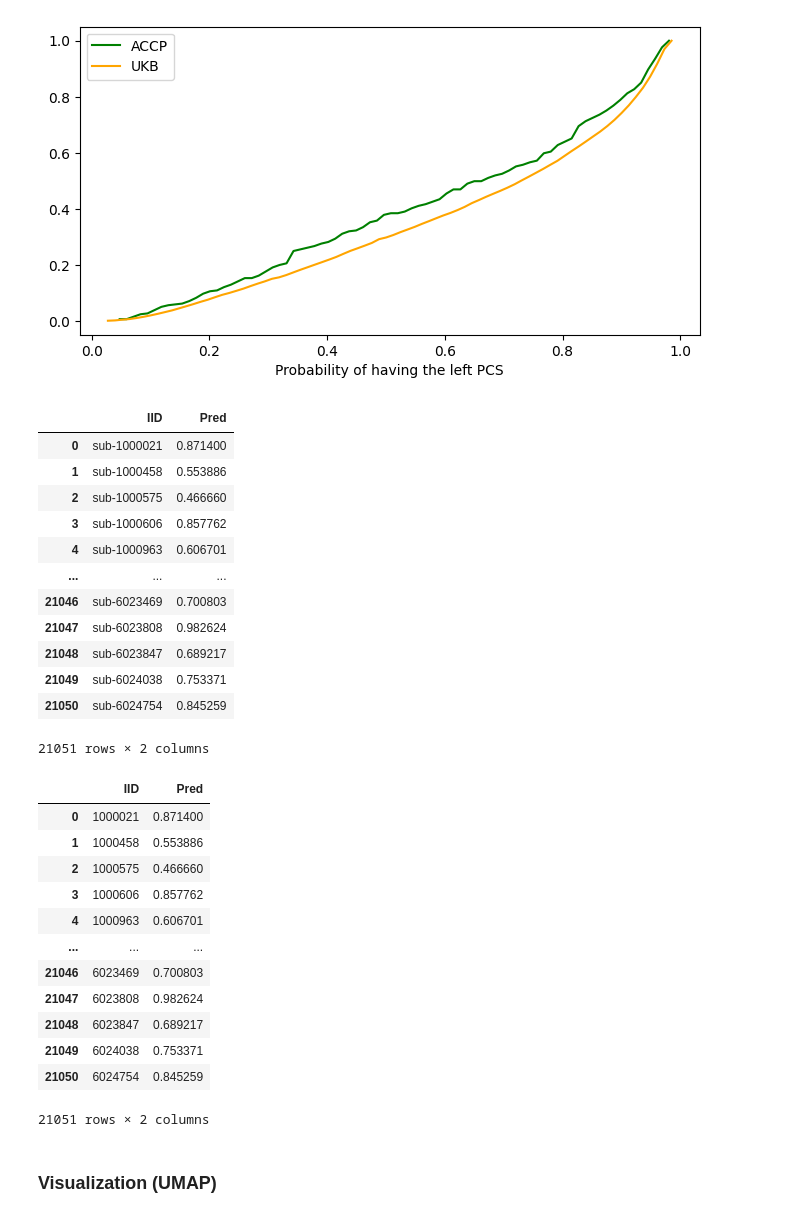
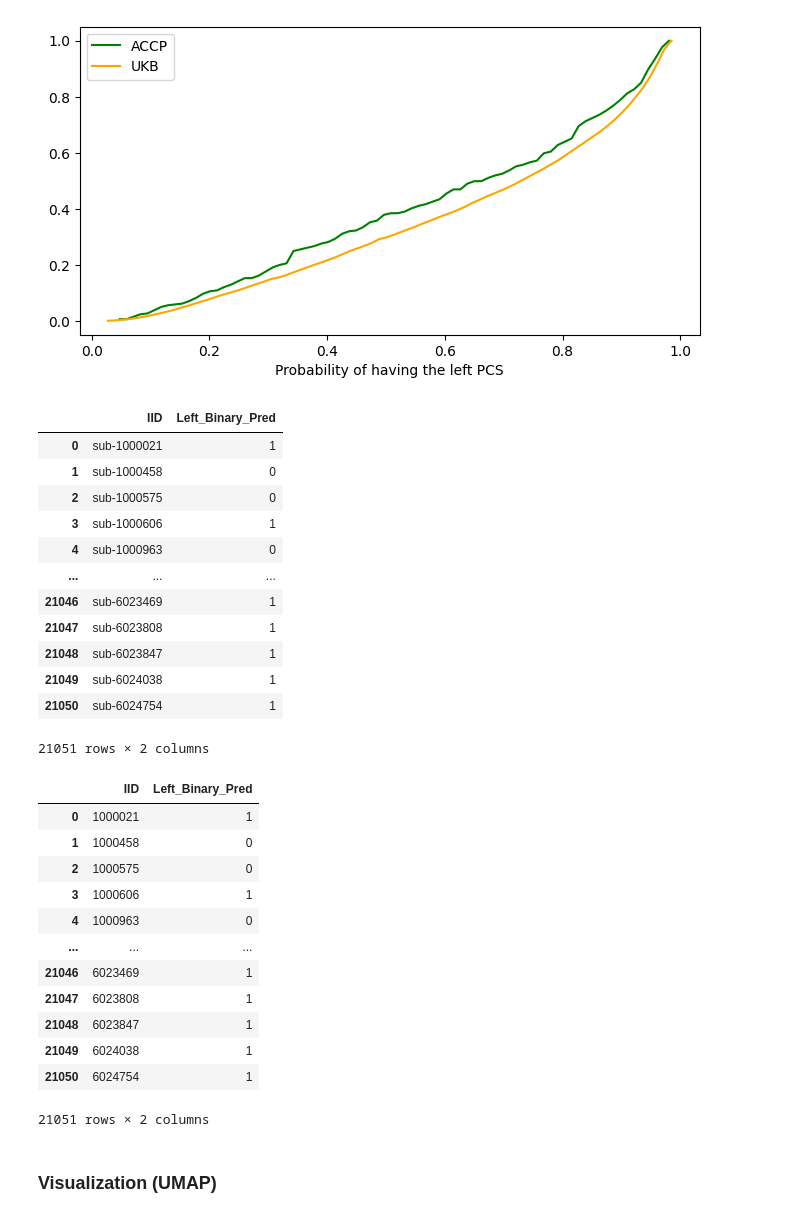
Before and after one commit to neurospin/champollion_V1, a Jupyter notebook: contrastive/notebooks/antoine/SVM_classifier_on_HCP_left_cingulate_dim256.ipynb, the cells around one changed output. Saved outputs shown, nothing was run; the diff lists cells and outputs as text; code cells hidden in the pictures.

```diff
--- a/contrastive/notebooks/antoine/SVM_classifier_on_HCP_left_cingulate_dim256.ipynb
+++ b/contrastive/notebooks/antoine/SVM_classifier_on_HCP_left_cingulate_dim256.ipynb
@@ -396,38 +453,38 @@ plt.show()
 [figure]
 # %%
 UKB_pred = pd.DataFrame({"IID" : list(embeddings_UKB.index),
-              "Pred" : model.predict_proba(scl_bdd_ukb)[:,1]})
+              "Left_Binary_Pred" : model.predict(scl_bdd_ukb)})
 
 UKB_pred
 # %% [output]
-|  | IID | Pred |
-| 0 | sub-1000021 | 0.871400 |
-| 1 | sub-1000458 | 0.553886 |
-| 2 | sub-1000575 | 0.466660 |
-| 3 | sub-1000606 | 0.857762 |
-| 4 | sub-1000963 | 0.606701 |
+|  | IID | Left_Binary_Pred |
+| 0 | sub-1000021 | 1 |
+| 1 | sub-1000458 | 0 |
+| 2 | sub-1000575 | 0 |
+| 3 | sub-1000606 | 1 |
+| 4 | sub-1000963 | 0 |
 | ... | ... | ... |
-| 21046 | sub-6023469 | 0.700803 |
-| 21047 | sub-6023808 | 0.982624 |
-| 21048 | sub-6023847 | 0.689217 |
-| 21049 | sub-6024038 | 0.753371 |
-| 21050 | sub-6024754 | 0.845259 |
+| 21046 | sub-6023469 | 1 |
+| 21047 | sub-6023808 | 1 |
+| 21048 | sub-6023847 | 1 |
+| 21049 | sub-6024038 | 1 |
+| 21050 | sub-6024754 | 1 |
 21051 rows × 2 columns
 # %%
 UKB_pred["IID"] = UKB_pred["IID"].apply(lambda x: x[4:])
 UKB_pred
 # %% [output]
-|  | IID | Pred |
-| 0 | 1000021 | 0.871400 |
-| 1 | 1000458 | 0.553886 |
-| 2 | 1000575 | 0.466660 |
-| 3 | 1000606 | 0.857762 |
-| 4 | 1000963 | 0.606701 |
+|  | IID | Left_Binary_Pred |
+| 0 | 1000021 | 1 |
+| 1 | 1000458 | 0 |
+| 2 | 1000575 | 0 |
+| 3 | 1000606 | 1 |
+| 4 | 1000963 | 0 |
 | ... | ... | ... |
-| 21046 | 6023469 | 0.700803 |
-| 21047 | 6023808 | 0.982624 |
-| 21048 | 6023847 | 0.689217 |
-| 21049 | 6024038 | 0.753371 |
-| 21050 | 6024754 | 0.845259 |
+| 21046 | 6023469 | 1 |
+| 21047 | 6023808 | 1 |
+| 21048 | 6023847 | 1 |
+| 21049 | 6024038 | 1 |
+| 21050 | 6024754 | 1 |
 21051 rows × 2 columns
 # %%
```
Also changed, not shown: parts of 6 cells of this notebook, 6 other files.
